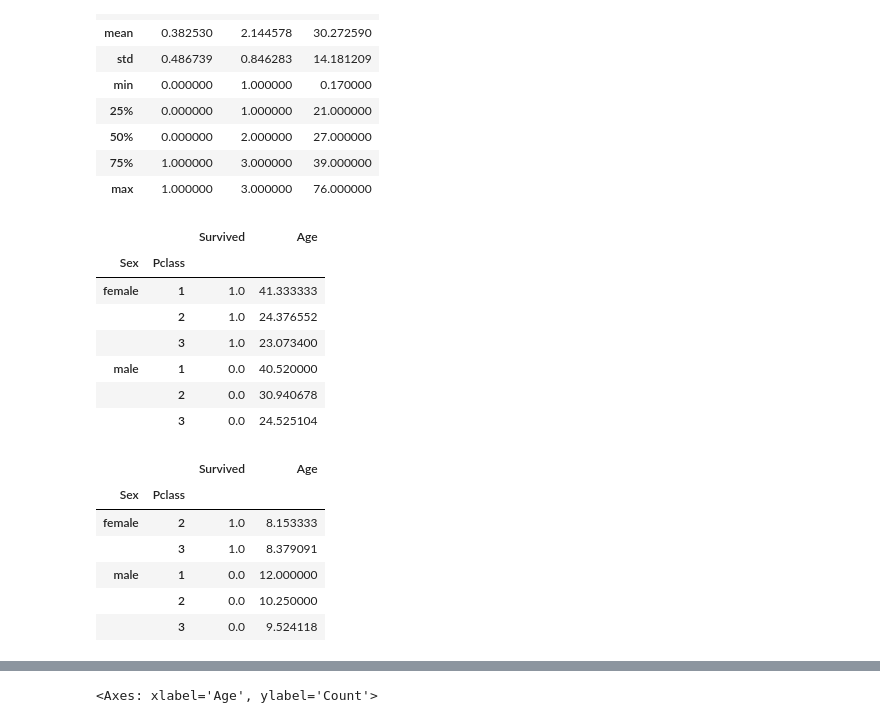
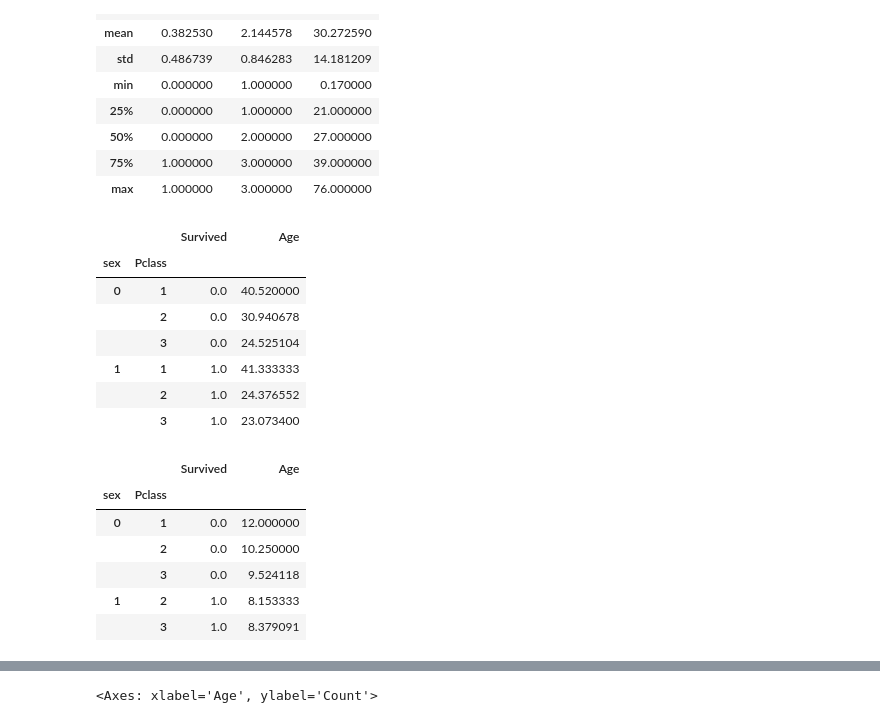
Before and after one commit to agustinluengo/personal_portfolio, a Jupyter notebook: titanic.ipynb, the cells around one changed output, grey strips where cells are left out. Saved outputs shown, nothing was run; the diff lists cells and outputs as text; code cells hidden in the pictures.

Commit message:
modified the sex column from categorical to binary, drop some cols, and add a heatmap

```diff
--- a/titanic.ipynb
+++ b/titanic.ipynb
@@ -14,3 +14,7 @@ dataset.head()
 | 2 | 0 | 2 | male | 62.0 |
 | 3 | 0 | 3 | male | 27.0 |
 | 4 | 1 | 3 | female | 22.0 |
+# %%
+dummy = pd.get_dummies(dataset['Sex'])
+dataset_v2 = pd.concat((dataset,dummy), axis=1)
+dataset_v2.head()
@@ -16,0 +28,5 @@ dataset.head()
+# %%
+dataset_v2 = dataset_v2.drop(['male'],axis=1)
+dataset_v2 = dataset_v2.drop(['Sex'],axis=1)
+dataset_v2.rename(columns = {'female':'sex'}, inplace = True)
+dataset_v2.head()
@@ -44,26 +67,26 @@ dataset.describe()
 | 75% | 1.000000 | 3.000000 | 39.000000 |
 | max | 1.000000 | 3.000000 | 76.000000 |
 # %%
-dataset.groupby(['Sex','Pclass']).mean()
+dataset_v2.groupby(['sex','Pclass']).mean()
 # %% [output]
 |  |  | Survived | Age |
-| Sex | Pclass |  |  |
-| female | 1 | 1.0 | 41.333333 |
+| sex | Pclass |  |  |
+| 0 | 1 | 0.0 | 40.520000 |
+|  | 2 | 0.0 | 30.940678 |
+|  | 3 | 0.0 | 24.525104 |
+| 1 | 1 | 1.0 | 41.333333 |
 |  | 2 | 1.0 | 24.376552 |
 |  | 3 | 1.0 | 23.073400 |
-| male | 1 | 0.0 | 40.520000 |
-|  | 2 | 0.0 | 30.940678 |
-|  | 3 | 0.0 | 24.525104 |
 # %%
-dataset[dataset['Age']<18].groupby(['Sex','Pclass']).mean()
+dataset_v2[dataset_v2['Age']<18].groupby(['sex','Pclass']).mean()
 # %% [output]
 |  |  | Survived | Age |
-| Sex | Pclass |  |  |
-| female | 2 | 1.0 | 8.153333 |
-|  | 3 | 1.0 | 8.379091 |
-| male | 1 | 0.0 | 12.000000 |
+| sex | Pclass |  |  |
+| 0 | 1 | 0.0 | 12.000000 |
 |  | 2 | 0.0 | 10.250000 |
 |  | 3 | 0.0 | 9.524118 |
+| 1 | 2 | 1.0 | 8.153333 |
+|  | 3 | 1.0 | 8.379091 |
 # %%
 sns.countplot(dataset,x='Survived')
 # %% [output]
```
Also changed, not shown: parts of 5 cells of this notebook.
